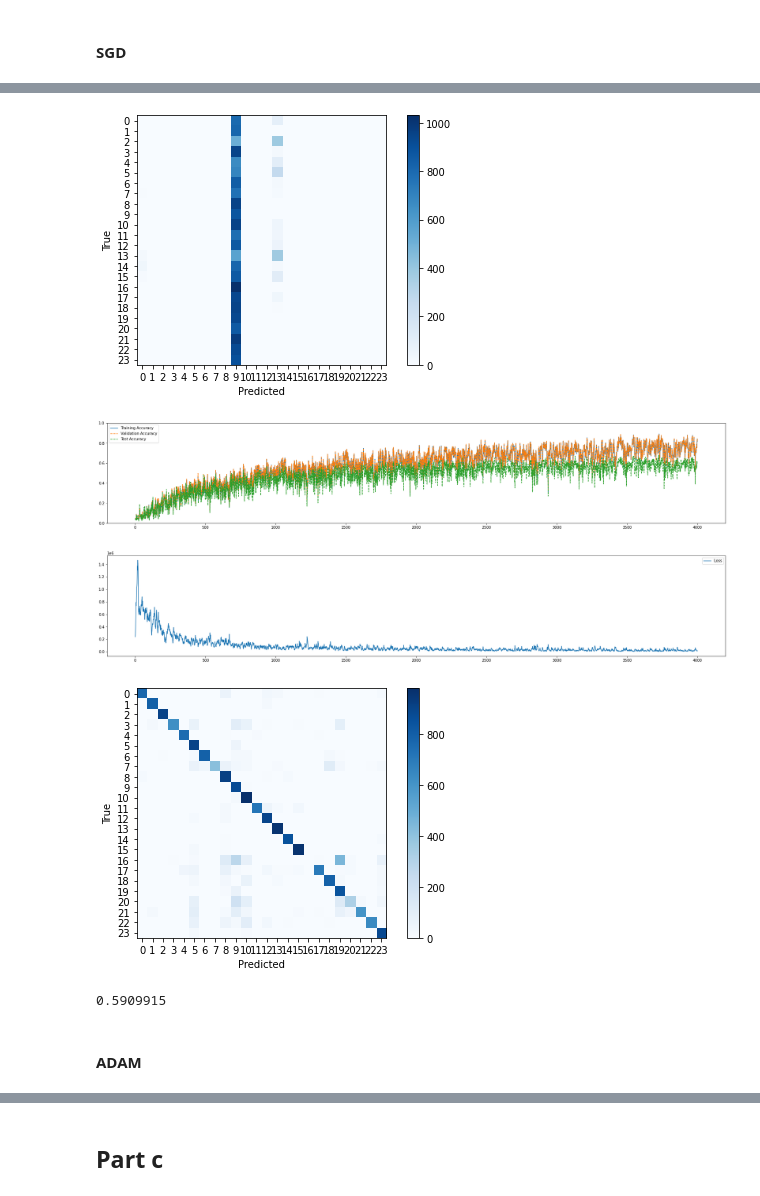
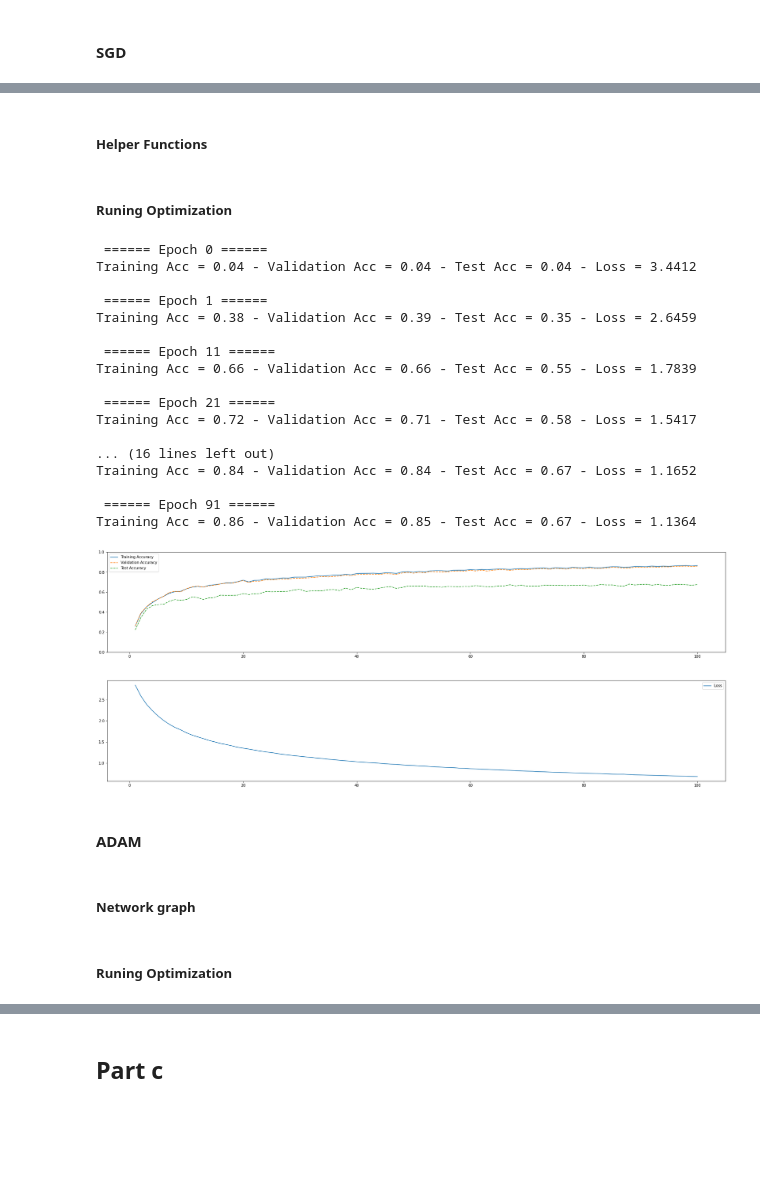
Before and after one commit to AminAlam/sign-language-Detector, a Jupyter notebook: Q01.ipynb, the cells around one changed output, grey strips where cells are left out. Cells and saved outputs as stored; diff of their text form; code cells hidden in the pictures; blank space fills up the shorter version.

```diff
--- a/Q01.ipynb
+++ b/Q01.ipynb
@@ -23,8 +23,8 @@ Mounted at /content/drive
 # %% [markdown]
 ## Loading datas
 # %%
-train_data_dir = r'/content/drive/My Drive/Courses/DeepLearning/Q1_train.csv'
-test_data_dir = r'/content/drive/My Drive/Courses/DeepLearning/Q1_test.csv'
+train_data_dir = r'/content/drive/My Drive/Courses/DeepLearning/HW01/Q1_train.csv'
+test_data_dir = r'/content/drive/My Drive/Courses/DeepLearning/HW01/Q1_test.csv'
 data_train = []
 data_test = []
 with open(train_data_dir, 'r') as csvfile:
@@ -40,7 +40,7 @@ data_train = np.array(data_train[1:], dtype=np.float32)
 data_test = np.array(data_test[1:], dtype=np.float32)
 # %%
 num_of_train_samples = len(data_train[:, 1])
-validation_set_size = 0.8
+validation_set_size = 0.7
 
 x_train = data_train[0:int(validation_set_size*num_of_train_samples), 1:]
 y_train_cls = data_train[0:int(validation_set_size*num_of_train_samples), 0]
@@ -68,6 +68,11 @@ img_size_flat = len(x_train[0])
 img_shape = (int(np.sqrt(img_size_flat)), int(np.sqrt(img_size_flat)))
 alphabets =  'ABCDEFGHIKLMNOPQRSTUVWXY'
 num_classes = len(alphabets)
+
+# normalization
+x_train = x_train/255
+x_test = x_test/255
+x_validation = x_validation/255
 # %%
 enc = OneHotEncoder()
 y_train = enc.fit_transform(y_train_cls.reshape(-1, 1)).toarray()
@@ -156 +153,3 @@ feed_dict_validation = {x: x_validation,
+# %% [markdown]
+##### Helper Functions
 # %%
@@ -204,43 +219,52 @@ def print_confusion_matrix():
     plt.ylabel('True')
 
     plt.show()
+# %% [markdown]
+##### Runing Optimization
 # %%
-# plot_weights(weights_1)
-# # plot_weights(weights_2)
-# plot_weights(weights_out)
-print_confusion_matrix()
-num_iterations = 4000
-[accs_train, accs_validation, Test_Accuracy, loss] = optimize(num_iterations, feed_dict_train, feed_dict_validation)
+# print_confusion_matrix()
+num_epochs = 100
+batch_size = 64
+[accs_train, accs_validation, accs_test, loss] = optimize(num_epochs, batch_size, feed_dict_train, feed_dict_validation)
 
 fig, axes = plt.subplots(1, 1, figsize=(30,5))
-plt.plot(np.linspace(1, num_iterations, num_iterations), accs_train, label='Training Accuracy')
-plt.plot(np.linspace(1, num_iterations, num_iterations), accs_validation, '--', label='Validation Accuracy')
-plt.plot(np.linspace(1, num_iterations, num_iterations), Test_Accuracy, '--', label='Test Accuracy')
+plt.plot(np.linspace(1, num_epochs, num_epochs), accs_train, label='Training Accuracy')
+plt.plot(np.linspace(1, num_epochs, num_epochs), accs_validation, '--', label='Validation Accuracy')
+plt.plot(np.linspace(1, num_epochs, num_epochs), accs_test, '--', label='Test Accuracy')
 plt.ylim([0,1])
 plt.legend()
 plt.show()
 
 fig, axes = plt.subplots(1, 1, figsize=(30,5))
-plt.plot(np.linspace(1, num_iterations, num_iterations), loss, label='Loss')
+plt.plot(np.linspace(1, num_epochs, num_epochs), loss, label='Loss')
 plt.legend()
 plt.show()
 
-# plot_weights(weights_1)
-# # plot_weights(weights_2)
-# plot_weights(weights_out)
-print_confusion_matrix()
+# print_confusion_matrix()
 # %% [output]
+ ====== Epoch 0 ======
+Training Acc = 0.04 - Validation Acc = 0.04 - Test Acc = 0.04 - Loss = 3.4412
+
+ ====== Epoch 1 ======
+Training Acc = 0.38 - Validation Acc = 0.39 - Test Acc = 0.35 - Loss = 2.6459
+
+ ====== Epoch 11 ======
+Training Acc = 0.66 - Validation Acc = 0.66 - Test Acc = 0.55 - Loss = 1.7839
+
+ ====== Epoch 21 ======
+Training Acc = 0.72 - Validation Acc = 0.71 - Test Acc = 0.58 - Loss = 1.5417
+
+... (16 lines left out)
+Training Acc = 0.84 - Validation Acc = 0.84 - Test Acc = 0.67 - Loss = 1.1652
+
+ ====== Epoch 91 ======
+Training Acc = 0.86 - Validation Acc = 0.85 - Test Acc = 0.67 - Loss = 1.1364
-[figure, old version]
+[figure, new version]
-[figure, old version]
+[figure, new version]
-[figure, removed]
-[figure, removed]
-# %%
-Test_Accuracy = session.run(accuracy, feed_dict=feed_dict_test)
-print(Test_Accuracy)
-# %% [output]
-0.5909915
 # %% [markdown]
 #### ADAM
+# %% [markdown]
+##### Network graph
 # %%
 tf.reset_default_graph()
 
@@ -348 +317,3 @@ def print_confusion_matrix():
+# %% [markdown]
+##### Runing Optimization
 # %%
```
Also changed, not shown: parts of 39 cells of this notebook.
